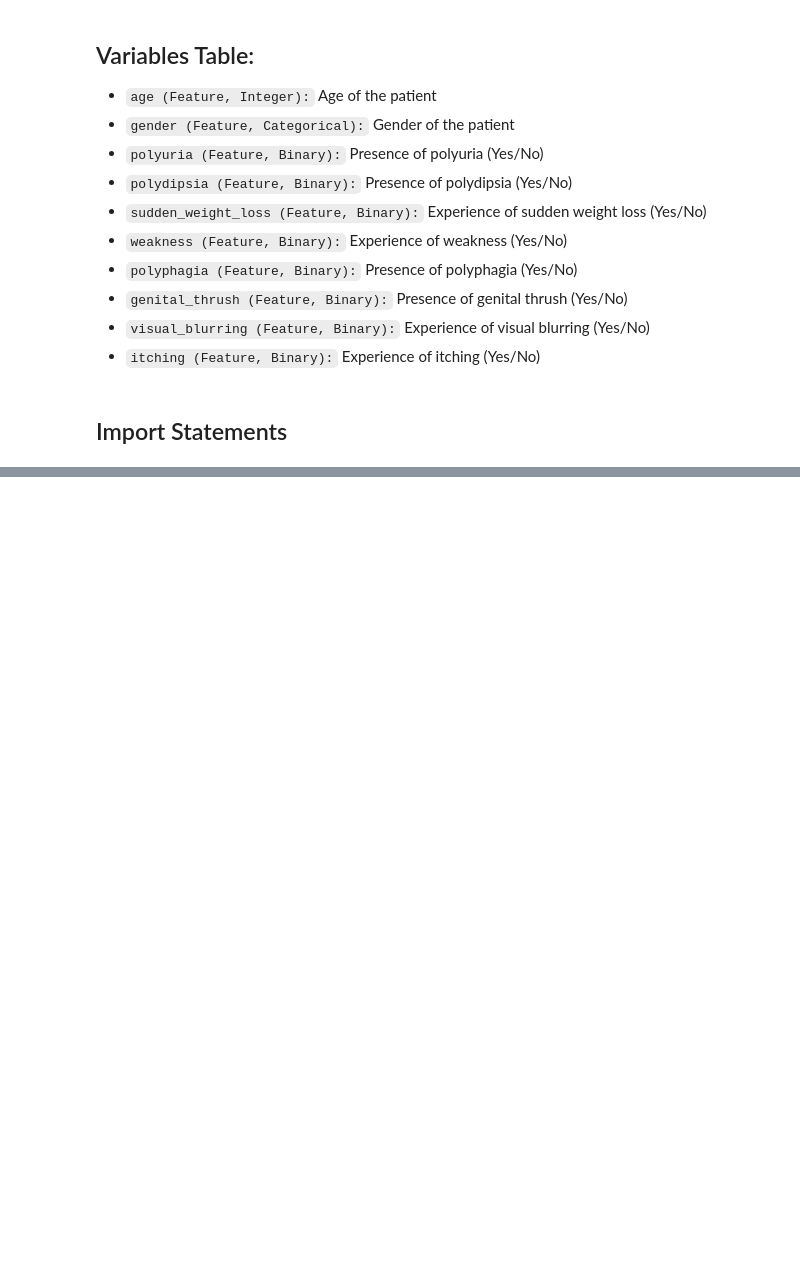
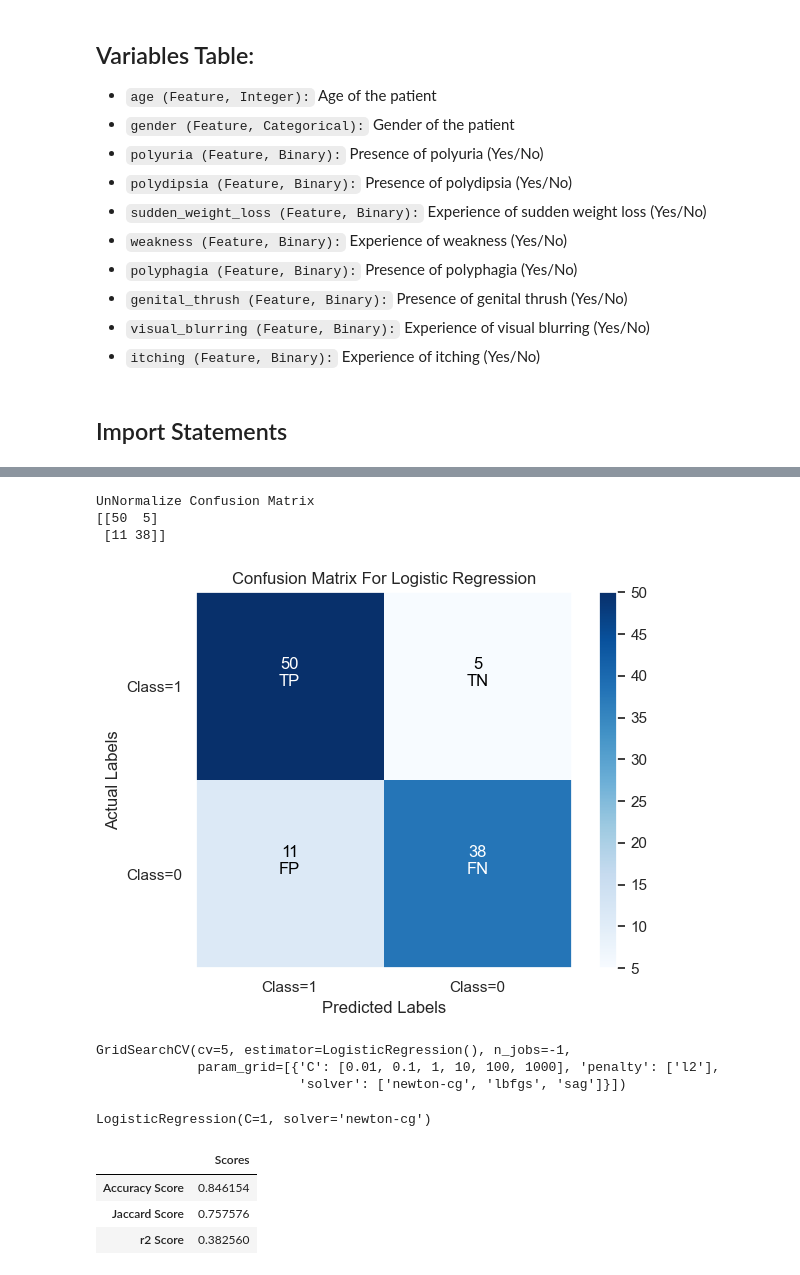
Before and after one commit to ahmedyar7/Machine-Learning-Projects, a Jupyter notebook: Early Stage Diabetes Risk Prediction/main.ipynb, the cells around one changed output, grey strips where cells are left out. Drawn from its saved outputs; the diff is of its cells as text; code cells hidden in the pictures; blank space fills up the shorter version.

```diff
--- a/Early Stage Diabetes Risk Prediction/main.ipynb
+++ b/Early Stage Diabetes Risk Prediction/main.ipynb
@@ -92,0 +181,3 @@ SyntaxError: incomplete input (313360176.py, line 2)
+# %%
+X = df[high_correlation_columns(threshold=0.2)]
+y = df["class"]
@@ -92,0 +222,55 @@ SyntaxError: incomplete input (313360176.py, line 2)
+# %%
+plot_confusion_matrix(
+    cm=confusion_matrix(y_predict, y_test, labels=[1, 0]),
+    classes=["Class=1", "Class=0"],
+    title="Confusion Matrix For Logistic Regression",
+    cmap=plt.cm.Blues,
+)
+# %% [output]
+UnNormalize Confusion Matrix
+[[50  5]
+ [11 38]]
+[figure, added]
+# %%
+param_grid = [
+    {
+        "penalty": ["l2"],
+        "solver": ["newton-cg", "lbfgs", "sag"],
+        "C": [0.01, 0.1, 1, 10, 100, 1000],
+    }
+]
+grid_search = GridSearchCV(
+    estimator=LogisticRegression(),
+    param_grid=param_grid,
+    n_jobs=-1,
+    cv=5,
+)
+
+grid_search.fit(X_train, y_train)
+# %% [output]
+GridSearchCV(cv=5, estimator=LogisticRegression(), n_jobs=-1,
+             param_grid=[{'C': [0.01, 0.1, 1, 10, 100, 1000], 'penalty': ['l2'],
+                          'solver': ['newton-cg', 'lbfgs', 'sag']}])
+# %%
+print(grid_search.best_estimator_)
+# %% [output]
+LogisticRegression(C=1, solver='newton-cg')
+# %%
+grid_predict = grid_search.predict(X_test)
+
+log_accuracy_score = accuracy_score(grid_predict, y_test)
+log_jaccard_score = jaccard_score(grid_predict, y_test)
+log_r2_score = r2_score(grid_predict, y_test)
+
+index = ["Accuracy Score", "Jaccard Score", "r2 Score"]
+
+report = {"Scores": [log_accuracy_score, log_jaccard_score, log_r2_score]}
+
+Report = pd.DataFrame(report, index=index)
+
+Report
+# %% [output]
+|  | Scores |
+| Accuracy Score | 0.846154 |
+| Jaccard Score | 0.757576 |
+| r2 Score | 0.382560 |
```
Also changed, not shown: parts of 25 cells of this notebook.
